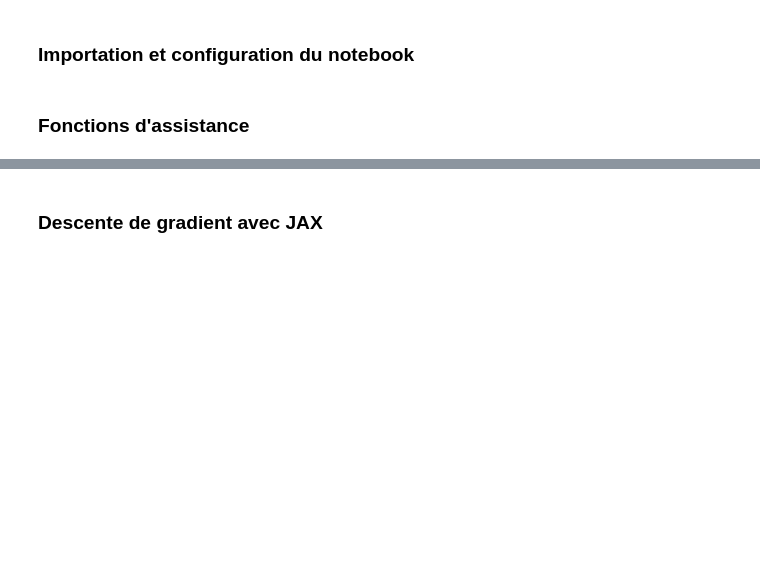
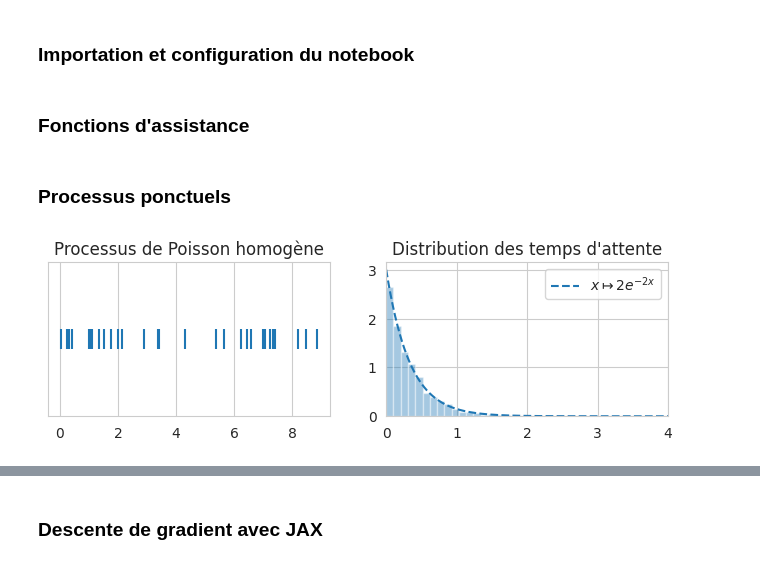
Before and after one commit to alphonsepaix/recast, a Jupyter notebook: notebooks/figures.ipynb, the cells around one changed output, grey strips where cells are left out. Drawn from its saved outputs; the diff is of its cells as text; code cells hidden in the pictures; blank space fills up the shorter version.

Commit message:
Processus ponctuels

```diff
--- a/notebooks/figures.ipynb
+++ b/notebooks/figures.ipynb
@@ -188,0 +236,28 @@ def F(x, theta):
+# %% [markdown]
+### Processus ponctuels
+# %%
+fig, axes = plt.subplots(1, 2, figsize=(8, 2))
+
+mu = 3
+data = poisson(T = 1000, mu=3)
+
+num_samples = 30
+axes[0].scatter(data[:num_samples], np.ones(num_samples),
+                marker='|', c='C0', s=200)
+axes[0].set_yticks([], [])
+axes[0].set_title('Processus de Poisson homogène')
+
+diff = np.diff(data, prepend=0)
+axes[1].hist(diff, density=True, alpha=0.4, bins=30)
+xlim = (0, 4)
+axes[1].set_xlim(xlim)
+x = np.linspace(0, xlim[-1], 1000)
+axes[1].plot(x, mu * np.exp(-mu * x), c='C0', linestyle='--',
+             label='$x \\mapsto 2e^{-2x}$')
+axes[1].set_title('Distribution des temps d\'attente')
+
+plt.legend()
+plt.savefig('../images/poisson_process.png', bbox_inches='tight',
+            transparent=True)
+# %% [output]
+[figure, added]
```
Also changed, not shown: parts of 6 cells of this notebook, 3 other files.
